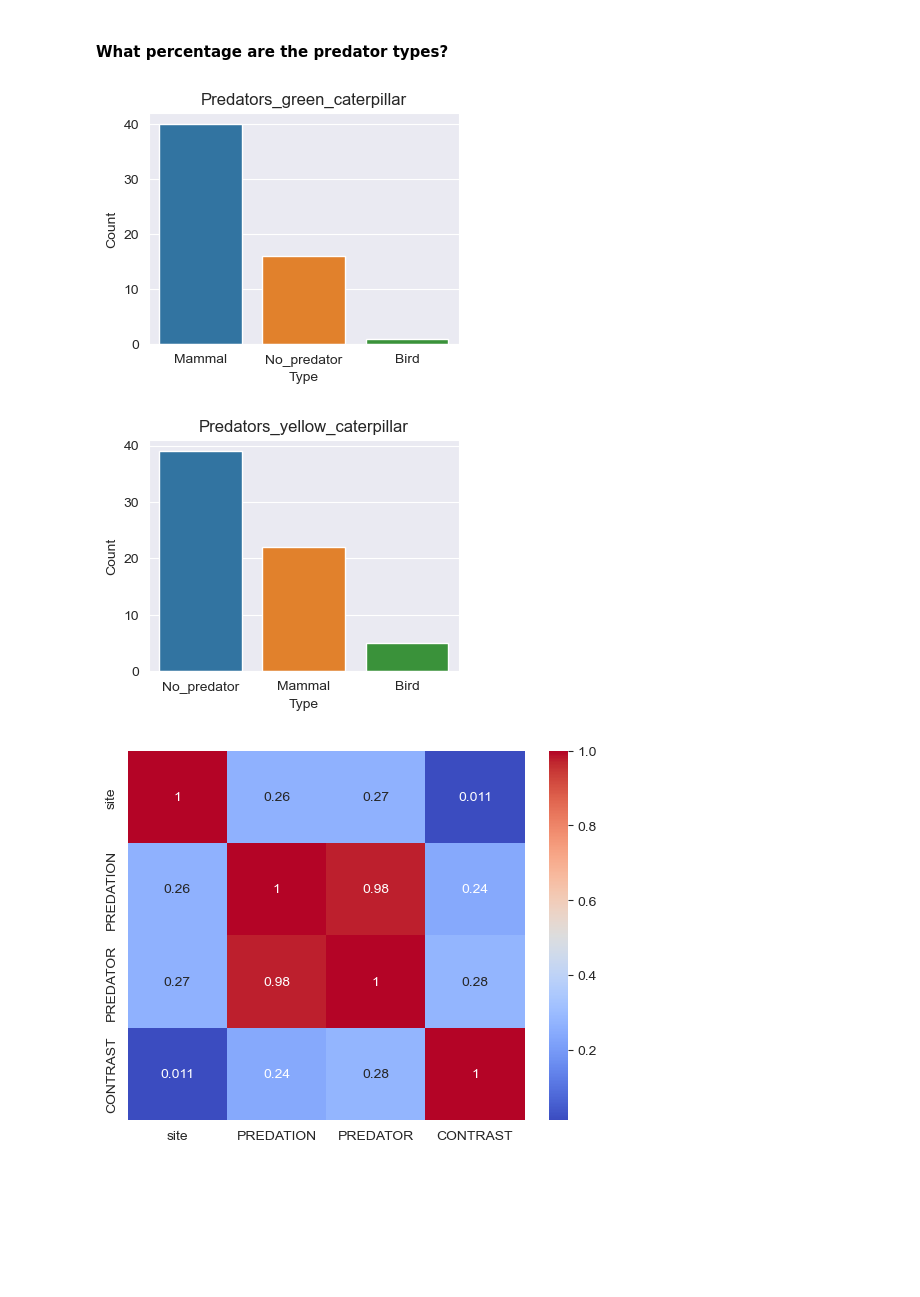
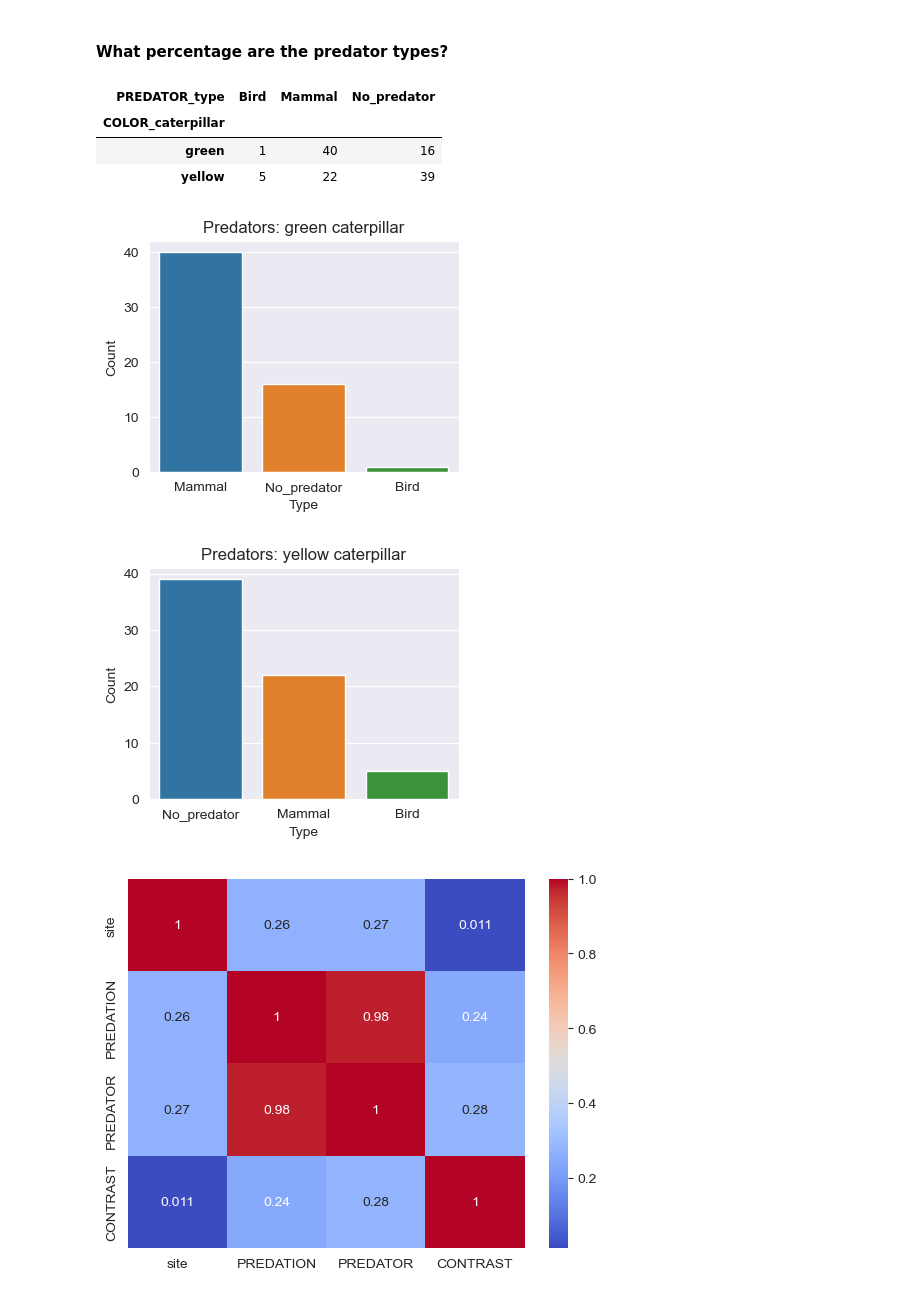
Before and after one commit to Senayitalazarb/FieldEcologyProject, a Jupyter notebook: Predation_project.ipynb, the cells around one changed output. Saved outputs shown, nothing was run; the diff lists cells and outputs as text; code cells hidden in the pictures; blank space fills up the shorter version.

```diff
--- a/Caterpillar_predation.ipynb
+++ b/Predation_project.ipynb
@@ -334,7 +333,7 @@ caterpillars.head()
 # %% [markdown]
 ### Working with clean data
 # %%
-df_new = pd.read_csv('cleaned_data.csv')
+df_new = pd.read_csv('Artiificial_caterpillar_data.csv')
 df_new.dropna(how = 'any', inplace = True)
 df_new[['PREDATOR', 'PREDATION']] = df_new[['PREDATOR', 'PREDATION']].astype(int)
 df_new.head()
@@ -362,6 +361,14 @@ df_new.head()
 ### EDA
 # %% [markdown]
 ####  What percentage are the predator types?
+# %%
+pd.crosstab(df_new["COLOR_caterpillar"], df_new["PREDATOR_type"])
+#pd.crosstab(df_new["COLOR_caterpillar"], df_new["PREDATOR_type"], normalization = True)
+# %% [output]
+| PREDATOR_type | Bird | Mammal | No_predator |
+| COLOR_caterpillar |  |  |  |
+| green | 1 | 40 | 16 |
+| yellow | 5 | 22 | 39 |
 # %%
 ## total predator
 predator_counts = df_new['PREDATOR_type'].value_counts()
@@ -377,23 +384,23 @@ yellow_ = yellow_c['PREDATOR_type'].value_counts()
 # %%
 ### plot to get a clear idea
 sns.set_style("darkgrid")
 figure = plt.figure(figsize = (4,3))
 sns.barplot(x=green_.index, y=green_.values)  # Also you can use `sns.countplot`
 plt.xlabel('Type')
 plt.ylabel('Count')
-plt.title('Predators_green_caterpillar')
+plt.title('Predators: green caterpillar')
 plt.show()
 # %% [output]
-[figure, old version]
+[figure, new version]
 # %%
 figure = plt.figure(figsize = (4,3))
 sns.barplot(x=yellow_.index, y=yellow_.values)  # Also you can use `sns.countplot`
 plt.xlabel('Type')
 plt.ylabel('Count')
-plt.title('Predators_yellow_caterpillar')
+plt.title('Predators: yellow caterpillar')
 plt.show()
 # %% [output]
-[figure, old version]
+[figure, new version]
 # %%
 sns.heatmap(df_new.corr(), annot = True, cmap = 'coolwarm');
 # %% [output]
```
Also changed, not shown: parts of 28 cells of this notebook.
